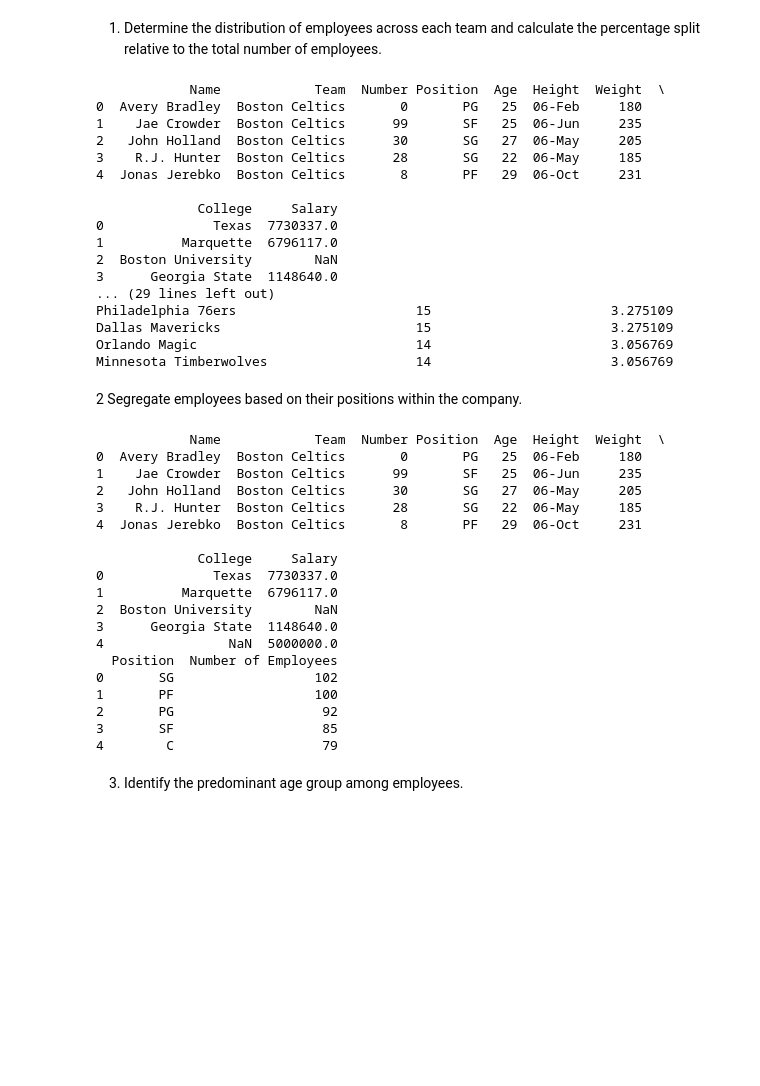
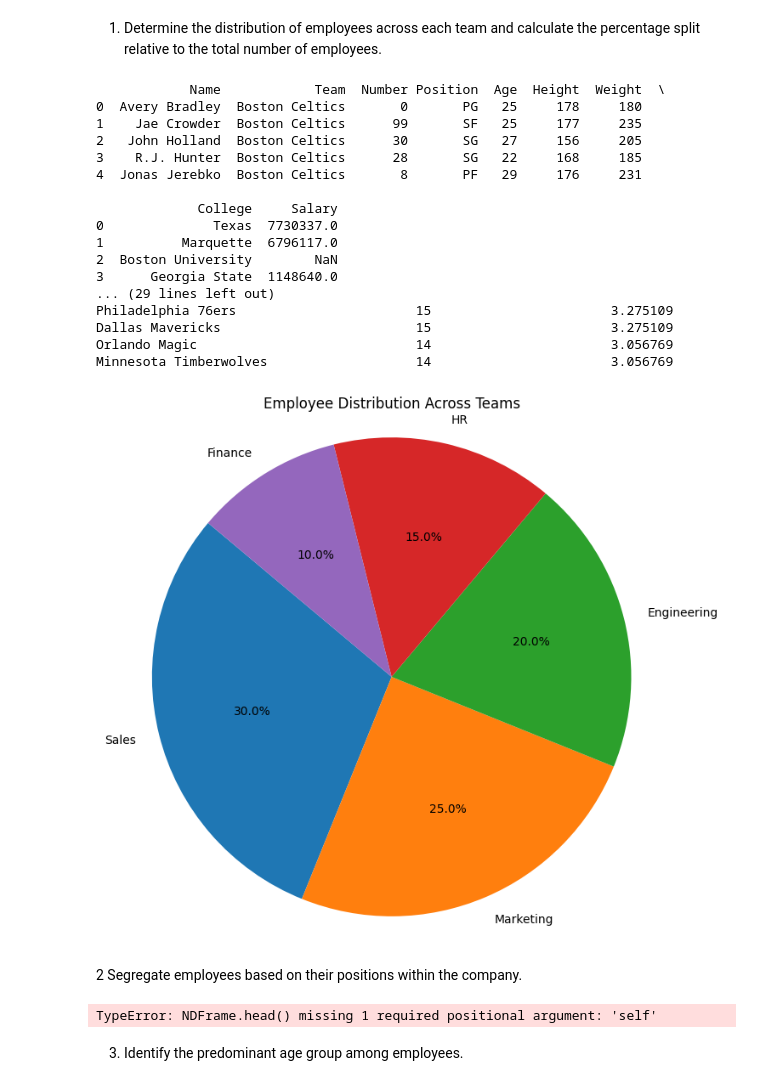
Before and after one commit to sharulms/d30-entry-, a Jupyter notebook: Python_Module_End_Assignment.ipynb, the cells around one changed output. Saved outputs shown, nothing was run; the diff lists cells and outputs as text; code cells hidden in the pictures; blank space fills up the shorter version.

```diff
--- a/Python_Module_End_Assignment.ipynb
+++ b/Python_Module_End_Assignment.ipynb
@@ -19,0 +187,15 @@ data.head()
+# %%
+import pandas as pd
+
+# Load the data
+df = pd.read_csv("myexcel.csv.csv")
+
+# Replace all values in the 'age' column with 30
+df['Height'] = np.random.randint(150, 181, size=len(df))
+
+# Replace values in the 'city' column where 'city' is 'New York' with 'NYC'
+df.loc[df['Height'] == 'height'] = 'NYC'
+
+# Save the modified DataFrame
+df.to_csv("modified_data.csv", index=False)
+print(df.head())
@@ -22,10 +218,8 @@ data.head()
 # %%
 import pandas as pd
 
-# Load the dataset
-df = pd.read_csv("myexcel.csv.csv")  # Adjust the file path accordingly
+data=df.head
 
-# Check the first few rows to understand the structure
 print(df.head())
 
 # Assume the column for teams is named 'Team'
@@ -34,6 +228,7 @@ team_distribution = df['Team'].value_counts()
 
 # Calculate the total number of employees
 total_employees = len(df)
+
 
 # Calculate the percentage split relative to the total number of employees
 percentage_split = (team_distribution / total_employees) * 100
@@ -48,11 +243,11 @@ distribution_df = pd.DataFrame({
 print(distribution_df)
 # %% [output]
             Name            Team  Number Position  Age  Height  Weight  \
-0  Avery Bradley  Boston Celtics       0       PG   25  06-Feb     180
-1    Jae Crowder  Boston Celtics      99       SF   25  06-Jun     235
-2   John Holland  Boston Celtics      30       SG   27  06-May     205
-3    R.J. Hunter  Boston Celtics      28       SG   22  06-May     185
-4  Jonas Jerebko  Boston Celtics       8       PF   29  06-Oct     231
+0  Avery Bradley  Boston Celtics       0       PG   25     178     180
+1    Jae Crowder  Boston Celtics      99       SF   25     177     235
+2   John Holland  Boston Celtics      30       SG   27     156     205
+3    R.J. Hunter  Boston Celtics      28       SG   22     168     185
+4  Jonas Jerebko  Boston Celtics       8       PF   29     176     231
 
              College     Salary
 0              Texas  7730337.0
@@ -64,20 +259,41 @@ Philadelphia 76ers                       15                       3.275109
 Dallas Mavericks                         15                       3.275109
 Orlando Magic                            14                       3.056769
 Minnesota Timberwolves                   14                       3.056769
+# %%
+import pandas as pd
+import matplotlib.pyplot as plt
+
+# Sample data (replace with your actual data)
+data = {'Team': ['Team', 'Number of Employees'],
+        'Count': [percentage_split]}
+
+data=df.head
+
+# Calculate percentage split
+df['Percentage'] = (df['Count'] / df['Count'].sum()) * 100
+
+# Create the pie chart
+plt.figure(figsize=(8, 8))
+plt.pie(df['Percentage'], labels=df['Team'], autopct="%1.1f%%", startangle=140)
+plt.title("Employee Distribution Across Teams")
+plt.axis('equal')  # Equal aspect ratio ensures a circular pie chart
+
+# Display the pie chart
+plt.show()
+# %% [output]
+[figure, added]
 # %% [markdown]
  2 Segregate employees based on their positions within the company.
 # %%
 import pandas as pd
 
 # Load the dataset
-df = pd.read_csv("myexcel.csv.csv")  # Adjust the file path accordingly
-
+df =pd.DataFrame
 # Check the first few rows to understand the structure
 print(df.head())
 
-# Assume the column for positions is named 'Position'
 # Group by position and count the number of employees in each position
-position_distribution = df['Position'].value_counts()
+position_distribution = df.groupby('Position')
 
 # Create a DataFrame to display results
 position_df = pd.DataFrame({
@@ -90,25 +306,7 @@ position_df.columns = ['Position', 'Number of Employees']
 # Display the results
 print(position_df)
 # %% [output]
-            Name            Team  Number Position  Age  Height  Weight  \
-0  Avery Bradley  Boston Celtics       0       PG   25  06-Feb     180
-1    Jae Crowder  Boston Celtics      99       SF   25  06-Jun     235
-2   John Holland  Boston Celtics      30       SG   27  06-May     205
-3    R.J. Hunter  Boston Celtics      28       SG   22  06-May     185
-4  Jonas Jerebko  Boston Celtics       8       PF   29  06-Oct     231
-
-             College     Salary
-0              Texas  7730337.0
-1          Marquette  6796117.0
-2  Boston University        NaN
-3      Georgia State  1148640.0
-4                NaN  5000000.0
-  Position  Number of Employees
-0       SG                  102
-1       PF                  100
-2       PG                   92
-3       SF                   85
-4        C                   79
+TypeError: NDFrame.head() missing 1 required positional argument: 'self'
 # %% [markdown]
 3. Identify the predominant age group among employees.
 # %%
```
Also changed, not shown: parts of 21 cells of this notebook.
